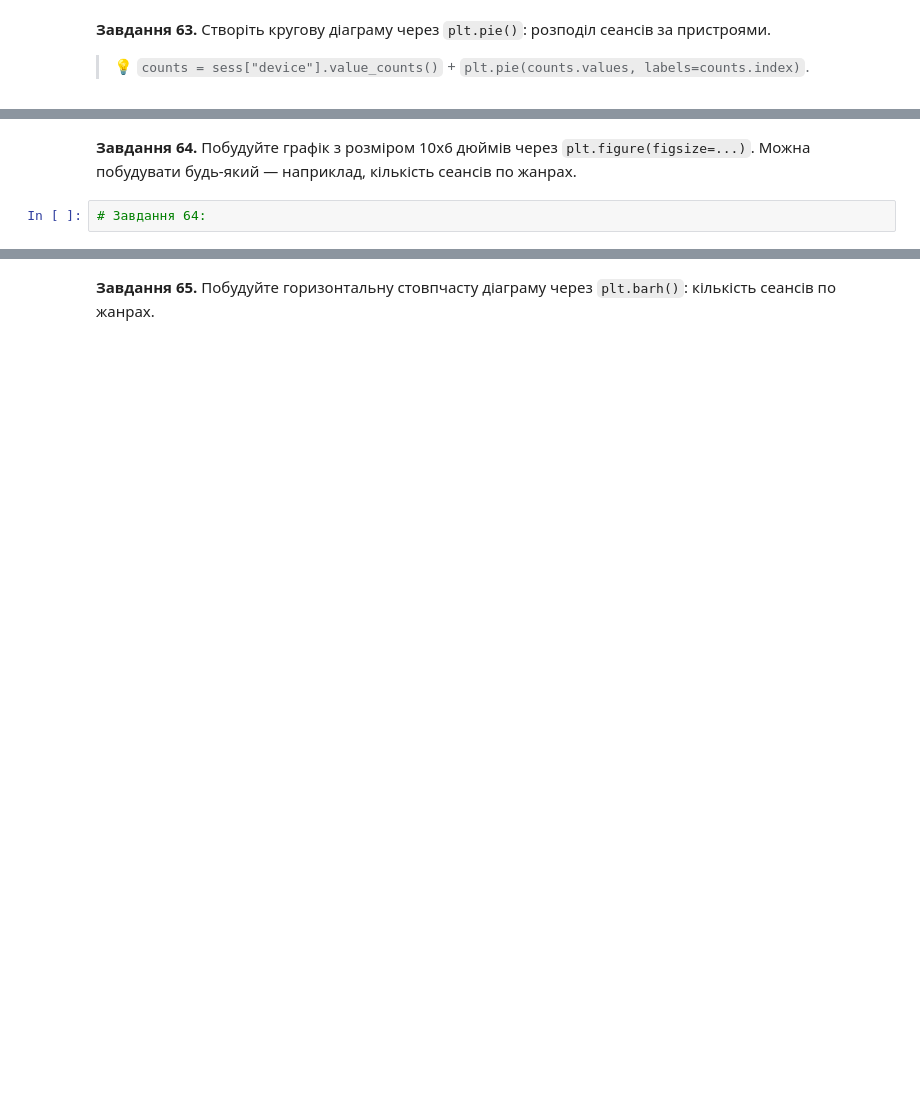
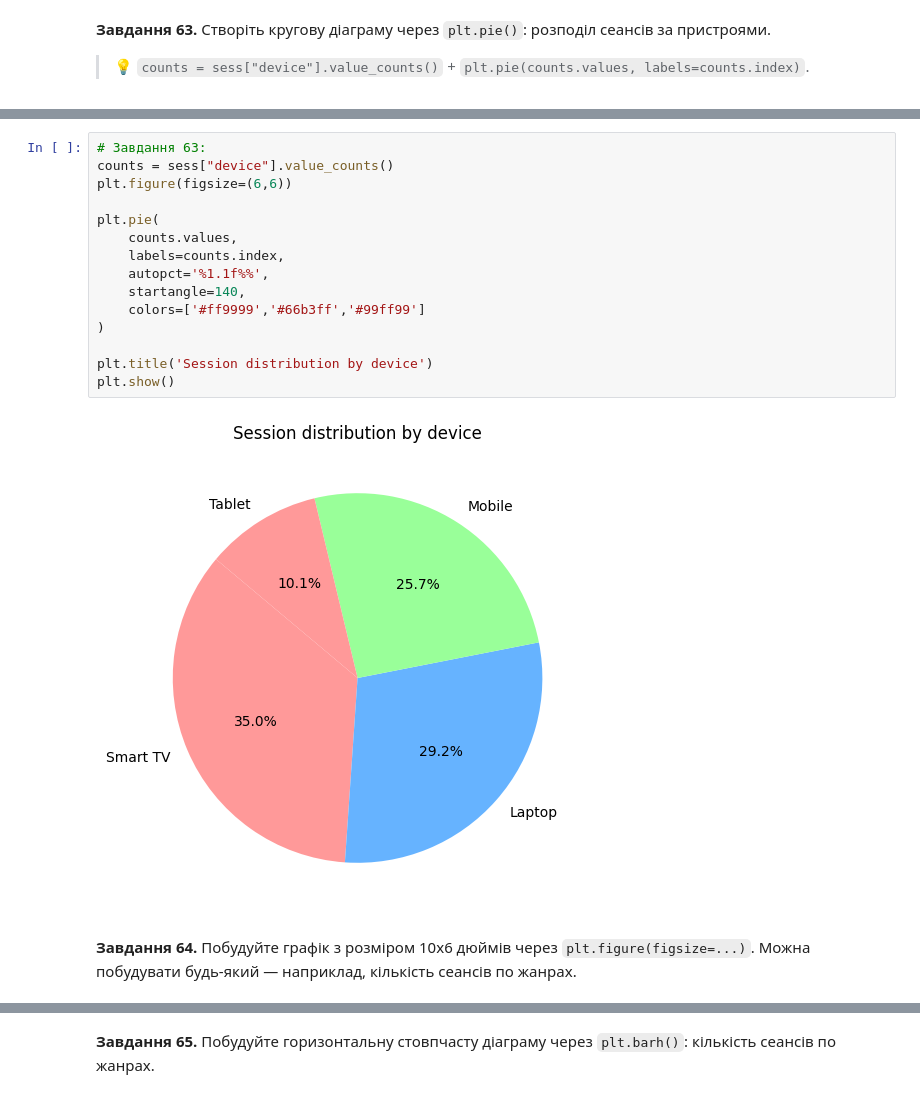
Before and after one commit to NatalieAleksandrova2026/DTA_2026, a Jupyter notebook: Homework/pandas_viz_practice.ipynb, the cells around one changed output, grey strips where cells are left out. Cells and saved outputs as stored; diff of their text form; blank space fills up the shorter version.

```diff
--- a/Homework/pandas_viz_practice.ipynb
+++ b/Homework/pandas_viz_practice.ipynb
@@ -1183,4 +1206,19 @@ plt.show()
+# %%
+# Завдання 63:
+counts = sess["device"].value_counts()
+plt.figure(figsize=(6,6))
+
+plt.pie(
+    counts.values,
+    labels=counts.index,
+    autopct='%1.1f%%',
+    startangle=140,
+    colors=['#ff9999','#66b3ff','#99ff99']
+)
+
+plt.title('Session distribution by device')
+plt.show()
+# %% [output]
+[figure, added]
 # %% [markdown]
 **Завдання 64.** Побудуйте графік з розміром 10x6 дюймів через `plt.figure(figsize=...)`. Можна побудувати будь-який — наприклад, кількість сеансів по жанрах.
-# %%
-# Завдання 64:
```
Also changed, not shown: parts of 11 cells of this notebook.
